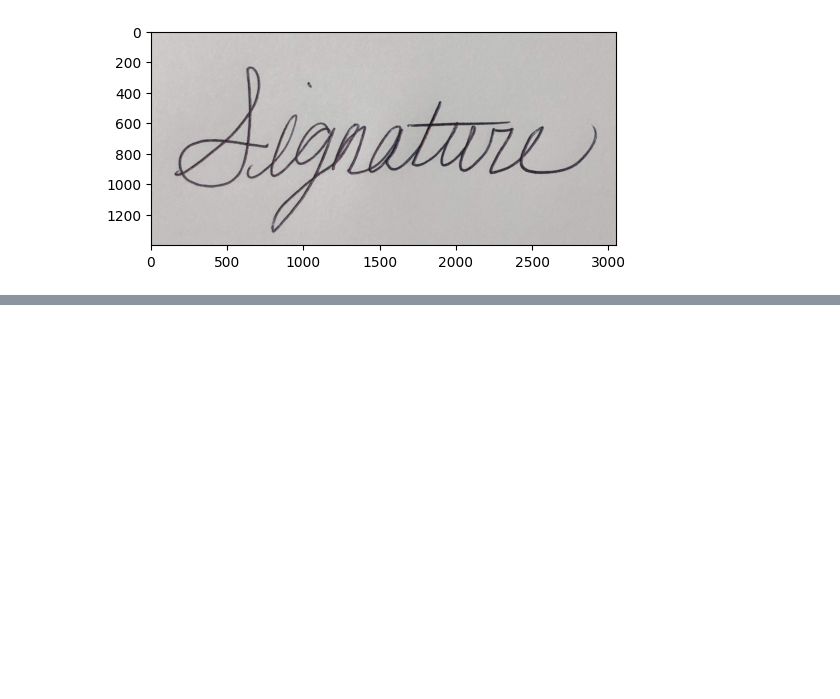
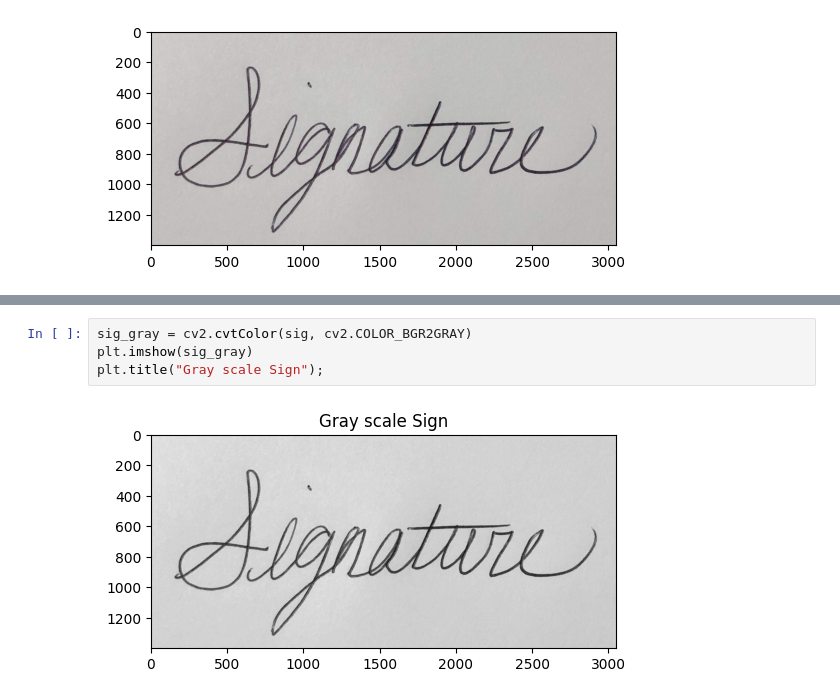
Before and after one commit to saulyaguana/signature, a Jupyter notebook: signature.ipynb, the cells around one changed output, grey strips where cells are left out. Cells and saved outputs as stored; diff of their text form; blank space fills up the shorter version.

```diff
--- a/signature.ipynb
+++ b/signature.ipynb
@@ -39,0 +45,6 @@ plt.imshow(sig[:, :, ::-1]);
+# %%
+sig_gray = cv2.cvtColor(sig, cv2.COLOR_BGR2GRAY)
+plt.imshow(sig_gray)
+plt.title("Gray scale Sign");
+# %% [output]
+[figure, added]
```
Also changed, not shown: parts of 6 cells of this notebook, 1 other file.
